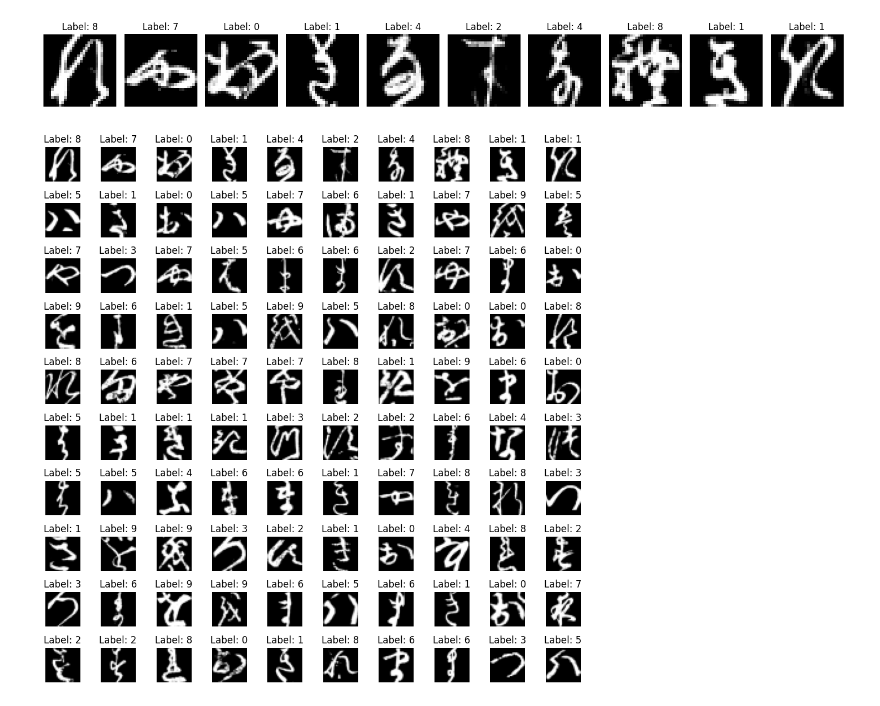
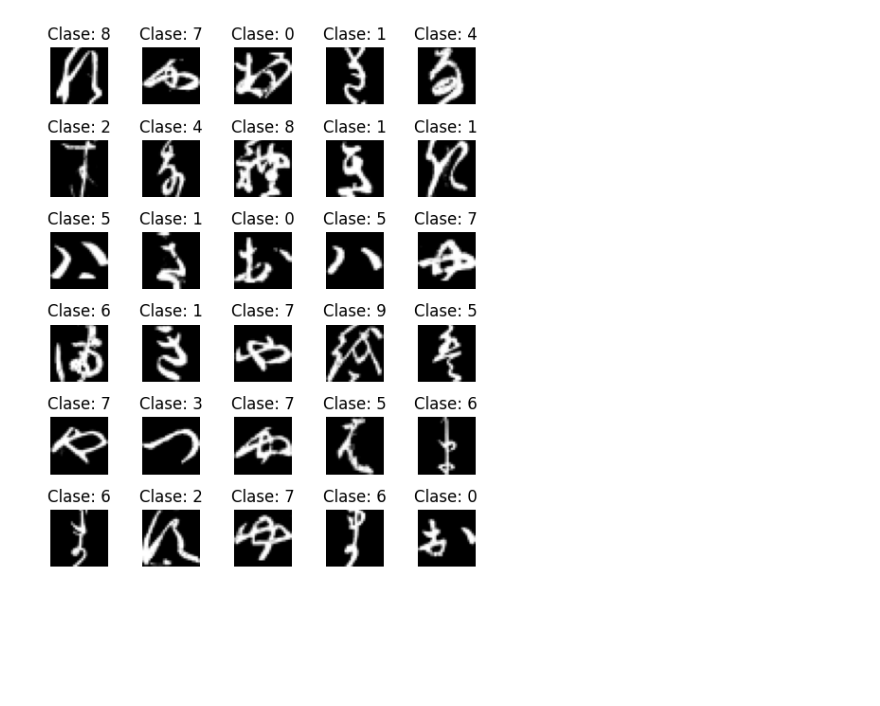
Before and after one commit to roldannahuelalejadro/Labo-Datos-master, a Jupyter notebook: Trabajo Practico 2/Tp2.ipynb, the cells around one changed output. Saved outputs shown, nothing was run; the diff lists cells and outputs as text; code cells hidden in the pictures; blank space fills up the shorter version.

```diff
--- a/Trabajo Practico 2/Tp2.ipynb
+++ b/Trabajo Practico 2/Tp2.ipynb
@@ -40,48 +79,23 @@ dd.sql(" SELECT DISTINCT label FROM  map_caracters ").df()
 # %%
-# Visualizar varios caracteres con información adicional
-num_ejemplos = 10  # Puedes cambiar este número
+# Visualizar en grid de 3x3
+filas = 6
+columnas = 5
 
-fig, axes = plt.subplots(1, num_ejemplos, figsize=(15, 3))
+fig, axes = plt.subplots(filas, columnas, figsize=(columnas, filas))
 
-for i in range(num_ejemplos):
-    # Obtener imagen y label
-    img = np.array(X.iloc[i][:-1]).reshape((28, 28))
-    label = X.iloc[i]['label']
+for i in range(filas * columnas):
+    if i < len(X):
+        fila = i // columnas
+        col = i % columnas
 
-    # Mostrar imagen
-    if num_ejemplos > 1:
-        axes[i].imshow(img, cmap='gray')
-        axes[i].set_title(f'Label: {label}')
-        axes[i].axis('off')
-    else:
-        plt.imshow(img, cmap='gray')
-        plt.title(f'Label: {label}')
-        plt.axis('off')
+        img = np.array(X.iloc[i][:-1]).reshape((28, 28))
+        label = X.iloc[i]['label']
+
+        axes[fila, col].imshow(img, cmap='gray')
+        axes[fila, col].set_title(f'Clase: {label}')
+        axes[fila, col].axis('off')
 
 plt.tight_layout()
 plt.show()
 # %% [output]
-[figure, old version]
+[figure, new version]
-# %%
-# Visualizar en grid de 3x3
-def visualizar_grid(X, filas=3, columnas=3):
-    fig, axes = plt.subplots(filas, columnas, figsize=(10, 10))
-
-    for i in range(filas * columnas):
-        if i < len(X):
-            fila = i // columnas
-            col = i % columnas
-
-            img = np.array(X.iloc[i][:-1]).reshape((28, 28))
-            label = X.iloc[i]['label']
-
-            axes[fila, col].imshow(img, cmap='gray')
-            axes[fila, col].set_title(f'Label: {label}')
-            axes[fila, col].axis('off')
-
-    plt.tight_layout()
-    plt.show()
-
-visualizar_grid(X, 10, 10)
-# %% [output]
-[figure, removed]
```
Also changed, not shown: parts of 30 cells of this notebook.
